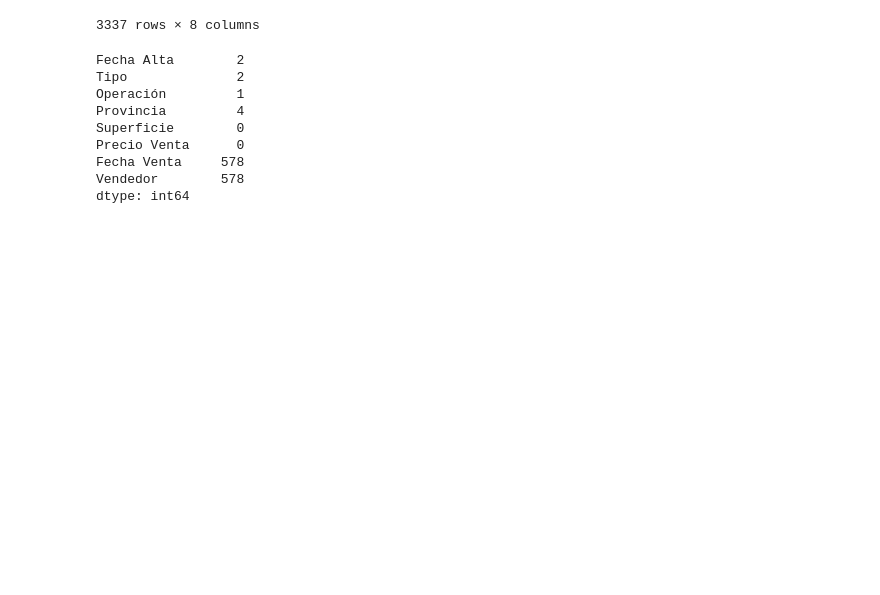
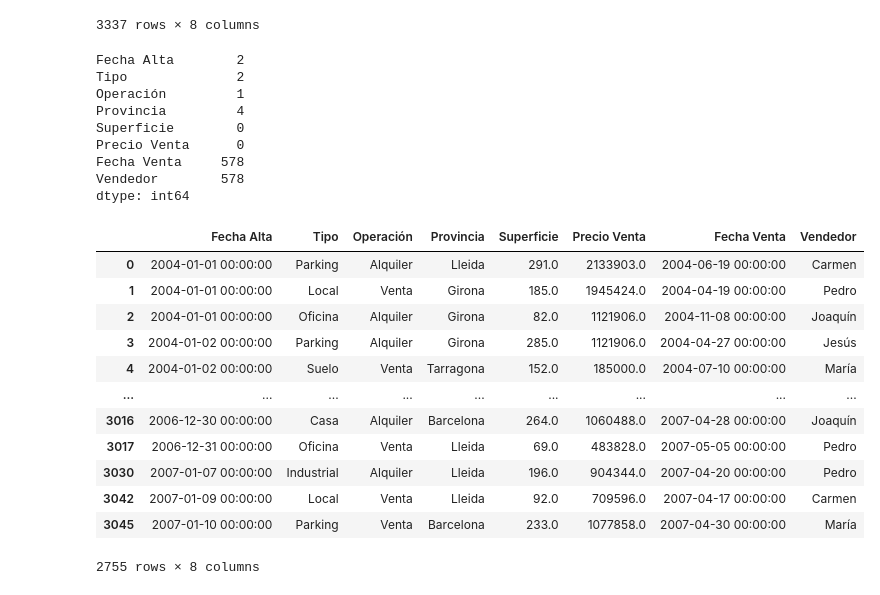
Before and after one commit to AremyDiaz/Actividad2, a Jupyter notebook: mi-limpieza.ipynb, the cells around one changed output. Saved outputs shown, nothing was run; the diff lists cells and outputs as text; code cells hidden in the pictures; blank space fills up the shorter version.

Commit message:
Eliminé filas con NA

```diff
--- a/mi-limpieza.ipynb
+++ b/mi-limpieza.ipynb
@@ -144,3 +144,21 @@ Precio Venta      0
 Fecha Venta     578
 Vendedor        578
 dtype: int64
+# %%
+#Elimino filas con NA
+data4=data3.dropna(0) #O es para filas y 1 para columnas
+data4
+# %% [output]
+|  | Fecha Alta | Tipo | Operación | Provincia | Superficie | Precio Venta | Fecha Venta | Vendedor |
+| 0 | 2004-01-01 00:00:00 | Parking | Alquiler | Lleida | 291.0 | 2133903.0 | 2004-06-19 00:00:00 | Carmen |
+| 1 | 2004-01-01 00:00:00 | Local | Venta | Girona | 185.0 | 1945424.0 | 2004-04-19 00:00:00 | Pedro |
+| 2 | 2004-01-01 00:00:00 | Oficina | Alquiler | Girona | 82.0 | 1121906.0 | 2004-11-08 00:00:00 | Joaquín |
+| 3 | 2004-01-02 00:00:00 | Parking | Alquiler | Girona | 285.0 | 1121906.0 | 2004-04-27 00:00:00 | Jesús |
+| 4 | 2004-01-02 00:00:00 | Suelo | Venta | Tarragona | 152.0 | 185000.0 | 2004-07-10 00:00:00 | María |
+| ... | ... | ... | ... | ... | ... | ... | ... | ... |
+| 3016 | 2006-12-30 00:00:00 | Casa | Alquiler | Barcelona | 264.0 | 1060488.0 | 2007-04-28 00:00:00 | Joaquín |
+| 3017 | 2006-12-31 00:00:00 | Oficina | Venta | Lleida | 69.0 | 483828.0 | 2007-05-05 00:00:00 | Pedro |
+| 3030 | 2007-01-07 00:00:00 | Industrial | Alquiler | Lleida | 196.0 | 904344.0 | 2007-04-20 00:00:00 | Pedro |
+| 3042 | 2007-01-09 00:00:00 | Local | Venta | Lleida | 92.0 | 709596.0 | 2007-04-17 00:00:00 | Carmen |
+| 3045 | 2007-01-10 00:00:00 | Parking | Venta | Barcelona | 233.0 | 1077858.0 | 2007-04-30 00:00:00 | María |
+2755 rows × 8 columns
```
